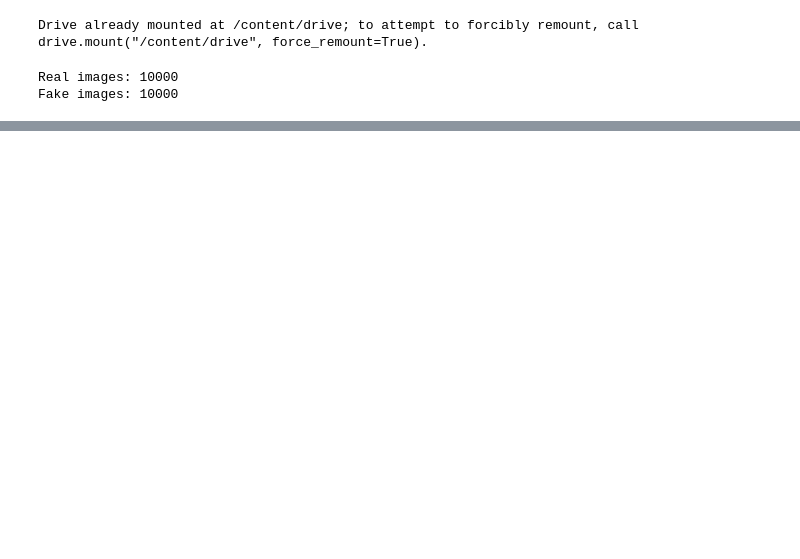
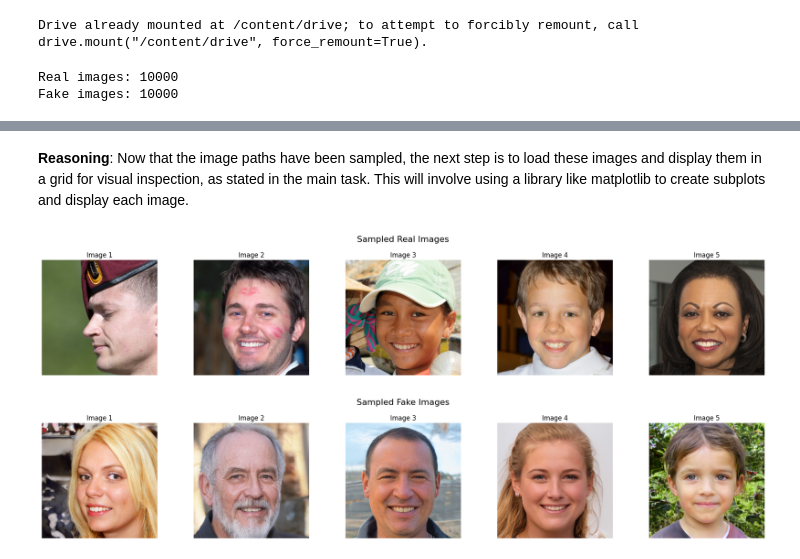
Before and after one commit to AnthonyJia/DS4002_Project3, a Jupyter notebook: SCRIPTS/download_data_and_eda.ipynb, the cells around one changed output, grey strips where cells are left out. Drawn from its saved outputs; the diff is of its cells as text; code cells hidden in the pictures; blank space fills up the shorter version.

```diff
--- a/SCRIPTS/download_data_and_eda.ipynb
+++ b/SCRIPTS/download_data_and_eda.ipynb
@@ -58,0 +93,23 @@ Fake images: 10000
+# %%
+import random
+from pathlib import Path
+
+# Get all real image paths
+real_image_paths = list(Path(REAL_DIR).rglob('*.png'))
+
+# Randomly select 5 real image paths
+sampled_real_images = random.sample(real_image_paths, 5)
+
+# Get all fake image paths
+fake_image_paths = list(Path(FAKE_DIR).rglob('*.png'))
+
+# Randomly select 5 fake image paths
+sampled_fake_images = random.sample(fake_image_paths, 5)
+
+print("\n--- Sampled Real Image Paths ---")
+for img_path in sampled_real_images:
+    print(img_path)
+
+print("\n--- Sampled Fake Image Paths ---")
+for img_path in sampled_fake_images:
+    print(img_path)
@@ -58,0 +130,27 @@ Fake images: 10000
+# %% [markdown]
+**Reasoning**:
+Now that the image paths have been sampled, the next step is to load these images and display them in a grid for visual inspection, as stated in the main task. This will involve using a library like matplotlib to create subplots and display each image.
+# %%
+import matplotlib.pyplot as plt
+from PIL import Image
+
+def display_images_in_grid(image_paths, title, num_rows, num_cols):
+    plt.figure(figsize=(num_cols * 4, num_rows * 4))
+    plt.suptitle(title, fontsize=16)
+    for i, img_path in enumerate(image_paths):
+        plt.subplot(num_rows, num_cols, i + 1)
+        img = Image.open(img_path)
+        plt.imshow(img)
+        plt.title(f'Image {i+1}')
+        plt.axis('off')
+    plt.tight_layout(rect=[0, 0.03, 1, 0.95]) # Adjust layout to prevent title overlap
+    plt.show()
+
+# Display sampled real images
+display_images_in_grid(sampled_real_images, 'Sampled Real Images', 1, 5)
+
+# Display sampled fake images
+display_images_in_grid(sampled_fake_images, 'Sampled Fake Images', 1, 5)
+# %% [output]
+[figure, added]
+[figure, added]
```
Also changed, not shown: parts of 59 cells of this notebook.
